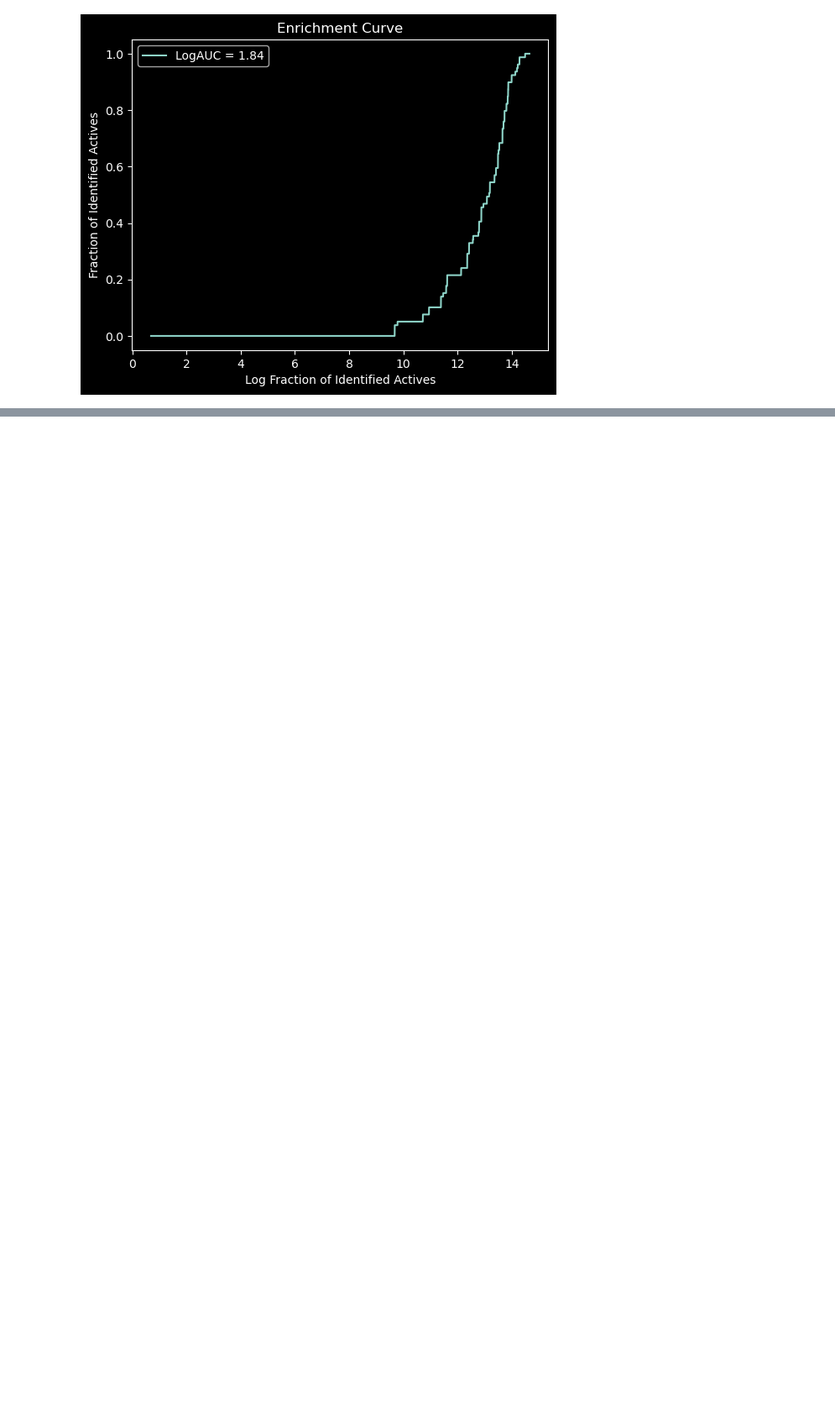
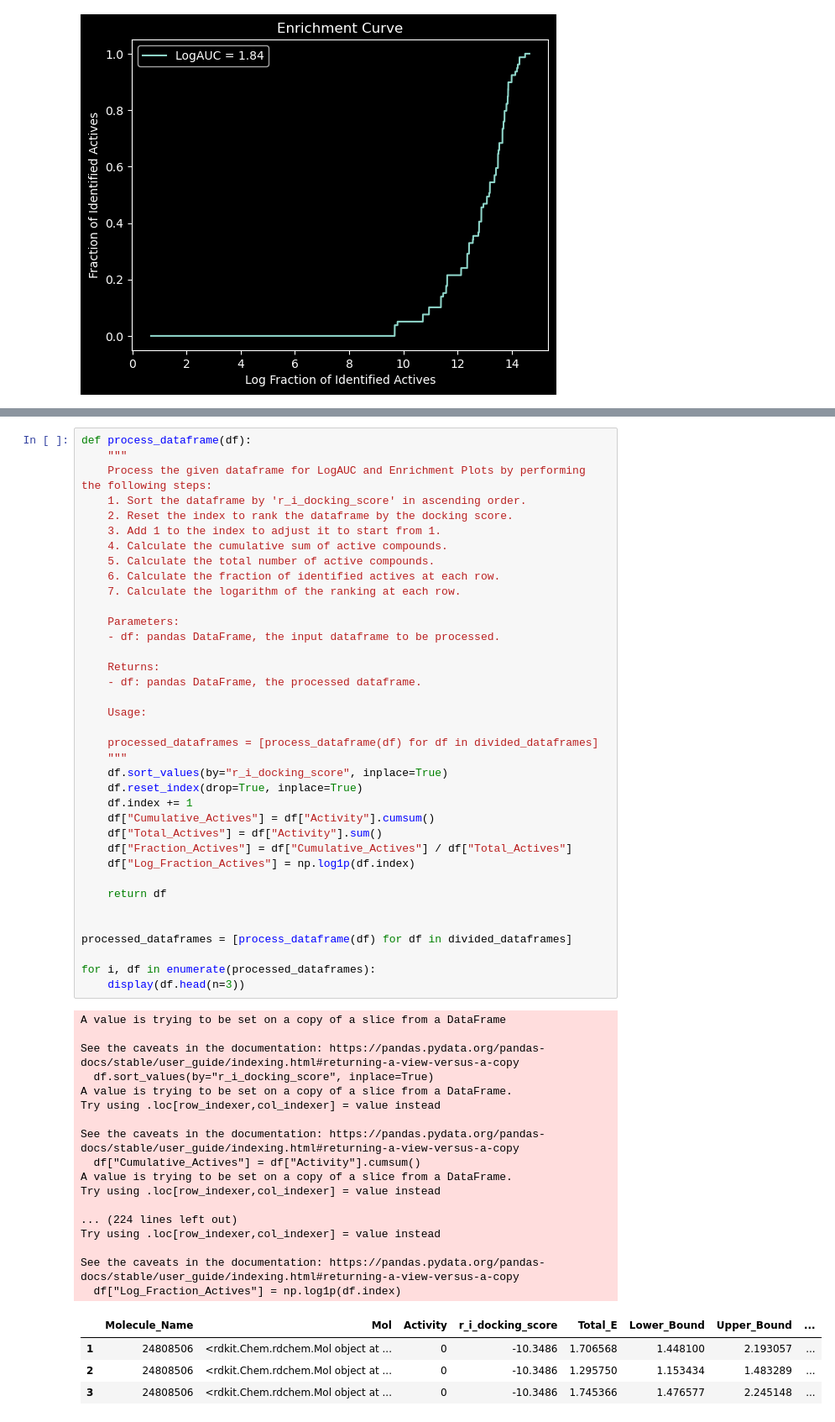
Before and after one commit to DKchemistry/LigBoundConfData, a Jupyter notebook: OPRK1.ipynb, the cells around one changed output, grey strips where cells are left out. Shown: that part at 84% size. Saved outputs shown, nothing was run; the diff lists cells and outputs as text; blank space fills up the shorter version.

```diff
--- a/OPRK1.ipynb
+++ b/OPRK1.ipynb
@@ -313,0 +461,59 @@ Now I need to figure out how the authors calculated their &Delta;LogAUC
+# %%
+def process_dataframe(df):
+    """
+    Process the given dataframe for LogAUC and Enrichment Plots by performing the following steps:
+    1. Sort the dataframe by 'r_i_docking_score' in ascending order.
+    2. Reset the index to rank the dataframe by the docking score.
+    3. Add 1 to the index to adjust it to start from 1.
+    4. Calculate the cumulative sum of active compounds.
+    5. Calculate the total number of active compounds.
+    6. Calculate the fraction of identified actives at each row.
+    7. Calculate the logarithm of the ranking at each row.
+
+    Parameters:
+    - df: pandas DataFrame, the input dataframe to be processed.
+
+    Returns:
+    - df: pandas DataFrame, the processed dataframe.
+
+    Usage:
+
+    processed_dataframes = [process_dataframe(df) for df in divided_dataframes]
+    """
+    df.sort_values(by="r_i_docking_score", inplace=True)
+    df.reset_index(drop=True, inplace=True)
+    df.index += 1
+    df["Cumulative_Actives"] = df["Activity"].cumsum()
+    df["Total_Actives"] = df["Activity"].sum()
+    df["Fraction_Actives"] = df["Cumulative_Actives"] / df["Total_Actives"]
+    df["Log_Fraction_Actives"] = np.log1p(df.index)
+
+    return df
+
+
+processed_dataframes = [process_dataframe(df) for df in divided_dataframes]
+
+for i, df in enumerate(processed_dataframes):
+    display(df.head(n=3))
+# %% [output]
+A value is trying to be set on a copy of a slice from a DataFrame
+
+See the caveats in the documentation: https://pandas.pydata.org/pandas-docs/stable/user_guide/indexing.html#returning-a-view-versus-a-copy
+  df.sort_values(by="r_i_docking_score", inplace=True)
+A value is trying to be set on a copy of a slice from a DataFrame.
+Try using .loc[row_indexer,col_indexer] = value instead
+
+See the caveats in the documentation: https://pandas.pydata.org/pandas-docs/stable/user_guide/indexing.html#returning-a-view-versus-a-copy
+  df["Cumulative_Actives"] = df["Activity"].cumsum()
+A value is trying to be set on a copy of a slice from a DataFrame.
+Try using .loc[row_indexer,col_indexer] = value instead
+
+... (224 lines left out)
+Try using .loc[row_indexer,col_indexer] = value instead
+
+See the caveats in the documentation: https://pandas.pydata.org/pandas-docs/stable/user_guide/indexing.html#returning-a-view-versus-a-copy
+  df["Log_Fraction_Actives"] = np.log1p(df.index)
+|  | Molecule_Name | Mol | Activity | r_i_docking_score | Total_E | Lower_Bound | Upper_Bound | ... |
+| 1 | 24808506 | <rdkit.Chem.rdchem.Mol object at ... | 0 | -10.3486 | 1.706568 | 1.448100 | 2.193057 | ... |
+| 2 | 24808506 | <rdkit.Chem.rdchem.Mol object at ... | 0 | -10.3486 | 1.295750 | 1.153434 | 1.483289 | ... |
+| 3 | 24808506 | <rdkit.Chem.rdchem.Mol object at ... | 0 | -10.3486 | 1.745366 | 1.476577 | 2.245148 | ... |
```
Also changed, not shown: parts of 13 cells of this notebook, 1 other file.
